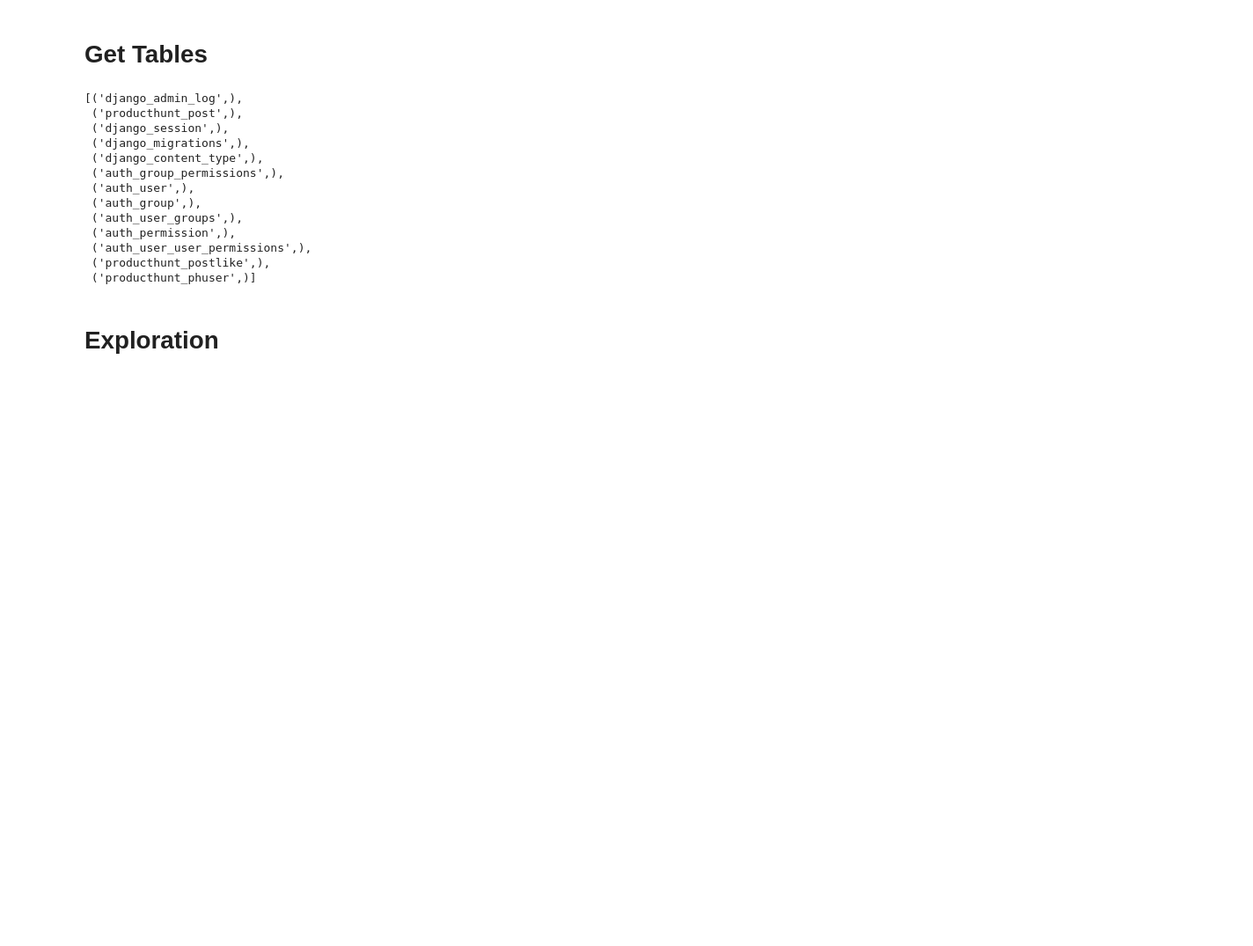
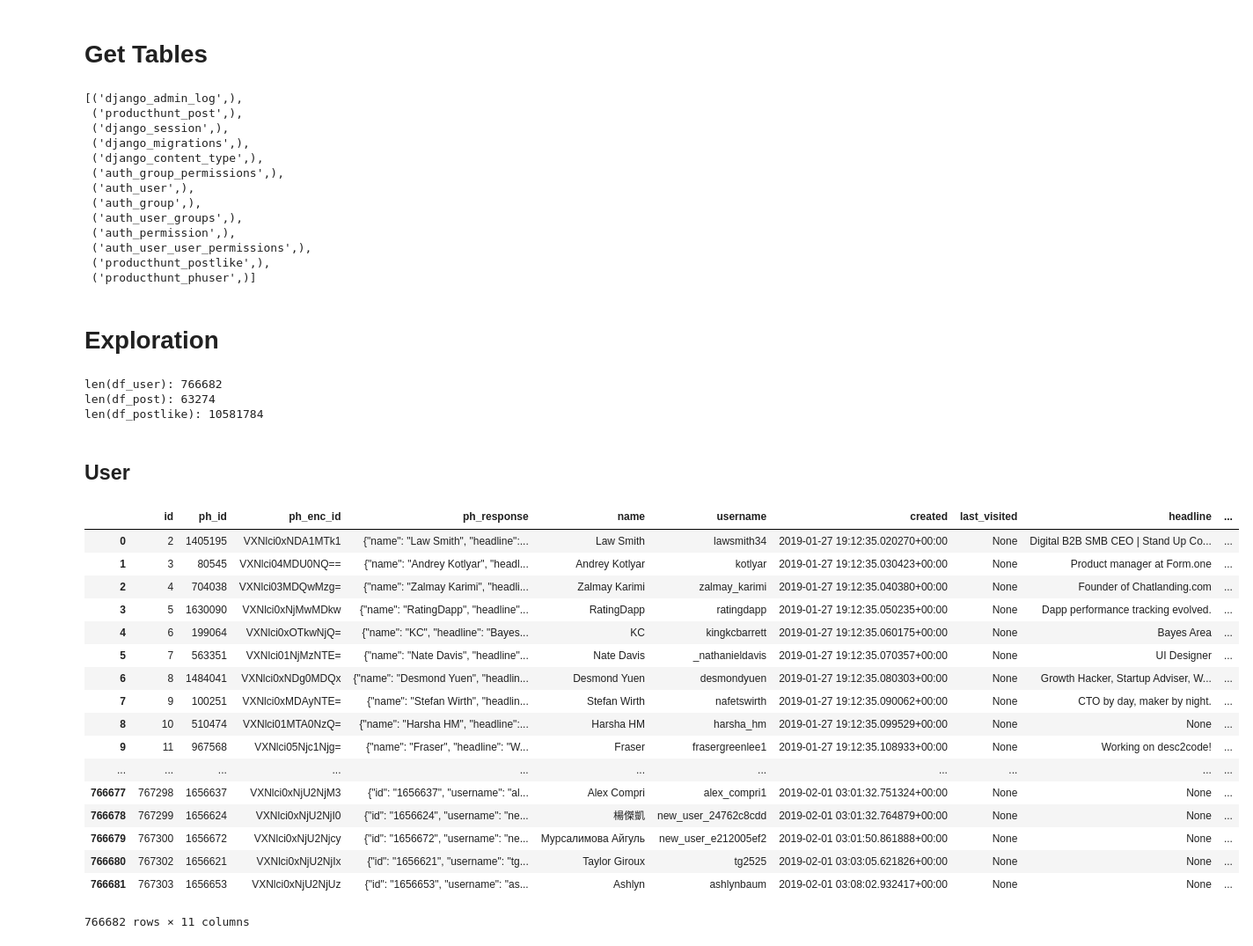
Before and after one commit to a-ozbek/ph-likes, a Jupyter notebook: ph_likes/research/data_exploration/data-exploration.ipynb, the cells around one changed output. Shown at 88% size. Saved outputs shown, nothing was run; the diff lists cells and outputs as text; code cells hidden in the pictures; blank space fills up the shorter version.

```diff
--- a/ph_likes/research/data_exploration/data-exploration.ipynb
+++ b/ph_likes/research/data_exploration/data-exploration.ipynb
@@ -26,3 +26,34 @@ df_post = queries.get_post_table()
 df_postlike = queries.get_postlike_table()
 # %% [markdown]
 # Exploration
+# %%
+print('len(df_user):', len(df_user))
+print('len(df_post):', len(df_post))
+print('len(df_postlike):', len(df_postlike))
+# %% [output]
+len(df_user): 766682
+len(df_post): 63274
+len(df_postlike): 10581784
+# %% [markdown]
+## User
+# %%
+df_user
+# %% [output]
+|  | id | ph_id | ph_enc_id | ph_response | name | username | created | last_visited | headline | ... |
+| 0 | 2 | 1405195 | VXNlci0xNDA1MTk1 | {"name": "Law Smith", "headline":... | Law Smith | lawsmith34 | 2019-01-27 19:12:35.020270+00:00 | None | Digital B2B SMB CEO | Stand Up Co... | ... |
+| 1 | 3 | 80545 | VXNlci04MDU0NQ== | {"name": "Andrey Kotlyar", "headl... | Andrey Kotlyar | kotlyar | 2019-01-27 19:12:35.030423+00:00 | None | Product manager at Form.one | ... |
+| 2 | 4 | 704038 | VXNlci03MDQwMzg= | {"name": "Zalmay Karimi", "headli... | Zalmay Karimi | zalmay_karimi | 2019-01-27 19:12:35.040380+00:00 | None | Founder of Chatlanding.com | ... |
+| 3 | 5 | 1630090 | VXNlci0xNjMwMDkw | {"name": "RatingDapp", "headline"... | RatingDapp | ratingdapp | 2019-01-27 19:12:35.050235+00:00 | None | Dapp performance tracking evolved. | ... |
+| 4 | 6 | 199064 | VXNlci0xOTkwNjQ= | {"name": "KC", "headline": "Bayes... | KC | kingkcbarrett | 2019-01-27 19:12:35.060175+00:00 | None | Bayes Area | ... |
+| 5 | 7 | 563351 | VXNlci01NjMzNTE= | {"name": "Nate Davis", "headline"... | Nate Davis | _nathanieldavis | 2019-01-27 19:12:35.070357+00:00 | None | UI Designer | ... |
+| 6 | 8 | 1484041 | VXNlci0xNDg0MDQx | {"name": "Desmond Yuen", "headlin... | Desmond Yuen | desmondyuen | 2019-01-27 19:12:35.080303+00:00 | None | Growth Hacker, Startup Adviser, W... | ... |
+| 7 | 9 | 100251 | VXNlci0xMDAyNTE= | {"name": "Stefan Wirth", "headlin... | Stefan Wirth | nafetswirth | 2019-01-27 19:12:35.090062+00:00 | None | CTO by day, maker by night. | ... |
+| 8 | 10 | 510474 | VXNlci01MTA0NzQ= | {"name": "Harsha HM", "headline":... | Harsha HM | harsha_hm | 2019-01-27 19:12:35.099529+00:00 | None | None | ... |
+| 9 | 11 | 967568 | VXNlci05Njc1Njg= | {"name": "Fraser", "headline": "W... | Fraser | frasergreenlee1 | 2019-01-27 19:12:35.108933+00:00 | None | Working on desc2code! | ... |
+| ... | ... | ... | ... | ... | ... | ... | ... | ... | ... | ... |
+| 766677 | 767298 | 1656637 | VXNlci0xNjU2NjM3 | {"id": "1656637", "username": "al... | Alex Compri | alex_compri1 | 2019-02-01 03:01:32.751324+00:00 | None | None | ... |
+| 766678 | 767299 | 1656624 | VXNlci0xNjU2NjI0 | {"id": "1656624", "username": "ne... | 楊傑凱 | new_user_24762c8cdd | 2019-02-01 03:01:32.764879+00:00 | None | None | ... |
+| 766679 | 767300 | 1656672 | VXNlci0xNjU2Njcy | {"id": "1656672", "username": "ne... | Мурсалимова Айгуль | new_user_e212005ef2 | 2019-02-01 03:01:50.861888+00:00 | None | None | ... |
+| 766680 | 767302 | 1656621 | VXNlci0xNjU2NjIx | {"id": "1656621", "username": "tg... | Taylor Giroux | tg2525 | 2019-02-01 03:03:05.621826+00:00 | None | None | ... |
+| 766681 | 767303 | 1656653 | VXNlci0xNjU2NjUz | {"id": "1656653", "username": "as... | Ashlyn | ashlynbaum | 2019-02-01 03:08:02.932417+00:00 | None | None | ... |
+766682 rows × 11 columns
```
Also changed, not shown: parts of 6 cells of this notebook, 3 other files.
